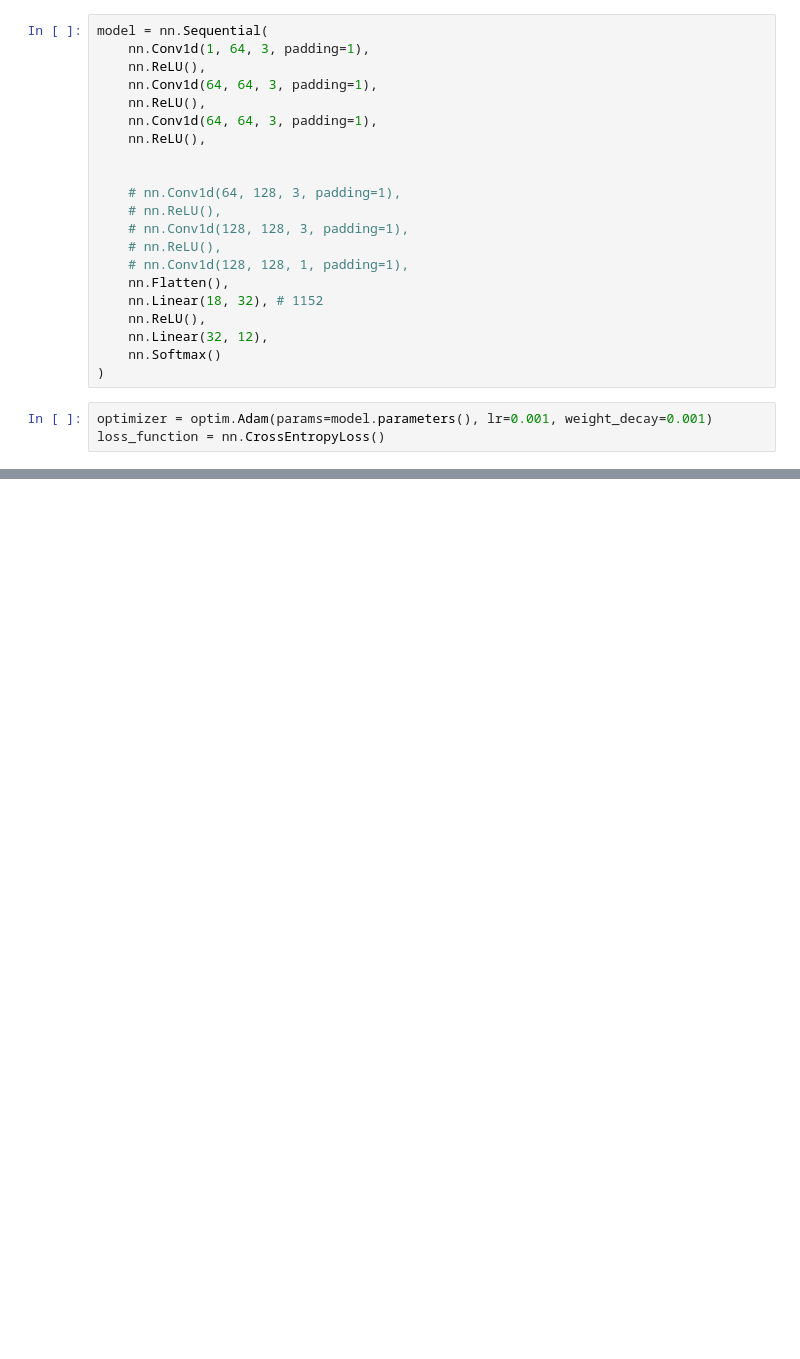
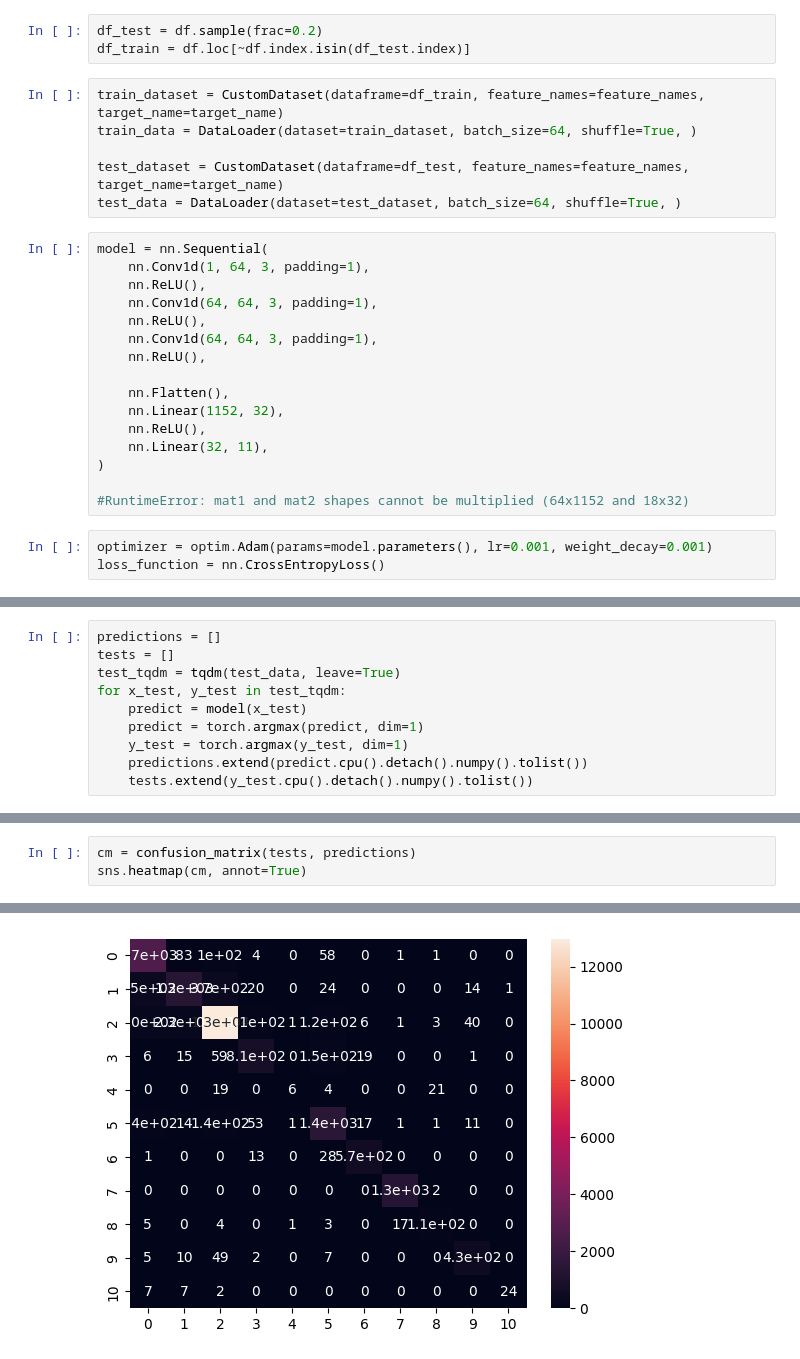
Before and after one commit to EgorenkovaURFU/well_log, a Jupyter notebook: conv.ipynb, the cells around one changed output, grey strips where cells are left out. Cells and saved outputs as stored; diff of their text form; blank space fills up the shorter version.

```diff
--- a/conv.ipynb
+++ b/conv.ipynb
@@ -54,3 +64,12 @@ len(feature_names)
+# %%
+df_test = df.sample(frac=0.2)
+df_train = df.loc[~df.index.isin(df_test.index)]
+# %%
+train_dataset = CustomDataset(dataframe=df_train, feature_names=feature_names, target_name=target_name)
+train_data = DataLoader(dataset=train_dataset, batch_size=64, shuffle=True, )
+
+test_dataset = CustomDataset(dataframe=df_test, feature_names=feature_names, target_name=target_name)
+test_data = DataLoader(dataset=test_dataset, batch_size=64, shuffle=True, )
 # %%
 model = nn.Sequential(
     nn.Conv1d(1, 64, 3, padding=1),
@@ -60,18 +79,13 @@ model = nn.Sequential(
     nn.Conv1d(64, 64, 3, padding=1),
     nn.ReLU(),
 
+    nn.Flatten(),
+    nn.Linear(1152, 32),
+    nn.ReLU(),
+    nn.Linear(32, 11),
+)
 
-    # nn.Conv1d(64, 128, 3, padding=1),
-    # nn.ReLU(),
-    # nn.Conv1d(128, 128, 3, padding=1),
-    # nn.ReLU(),
-    # nn.Conv1d(128, 128, 1, padding=1),
-    nn.Flatten(),
-    nn.Linear(18, 32), # 1152
-    nn.ReLU(),
-    nn.Linear(32, 12),
-    nn.Softmax()
-)
+#RuntimeError: mat1 and mat2 shapes cannot be multiplied (64x1152 and 18x32)
 # %%
 optimizer = optim.Adam(params=model.parameters(), lr=0.001, weight_decay=0.001)
 loss_function = nn.CrossEntropyLoss()
@@ -306,0 +140,10 @@ class ConvNet(nn.Module):
+# %%
+predictions = []
+tests = []
+test_tqdm = tqdm(test_data, leave=True)
+for x_test, y_test in test_tqdm:
+    predict = model(x_test)
+    predict = torch.argmax(predict, dim=1)
+    y_test = torch.argmax(y_test, dim=1)
+    predictions.extend(predict.cpu().detach().numpy().tolist())
+    tests.extend(y_test.cpu().detach().numpy().tolist())
@@ -306,0 +170,4 @@ class ConvNet(nn.Module):
+# %%
+cm = confusion_matrix(tests, predictions)
+sns.heatmap(cm, annot=True)
+# %% [output]
@@ -306,0 +175 @@ class ConvNet(nn.Module):
+[figure, added]
```
Also changed, not shown: parts of 15 cells of this notebook, 5 other files.
